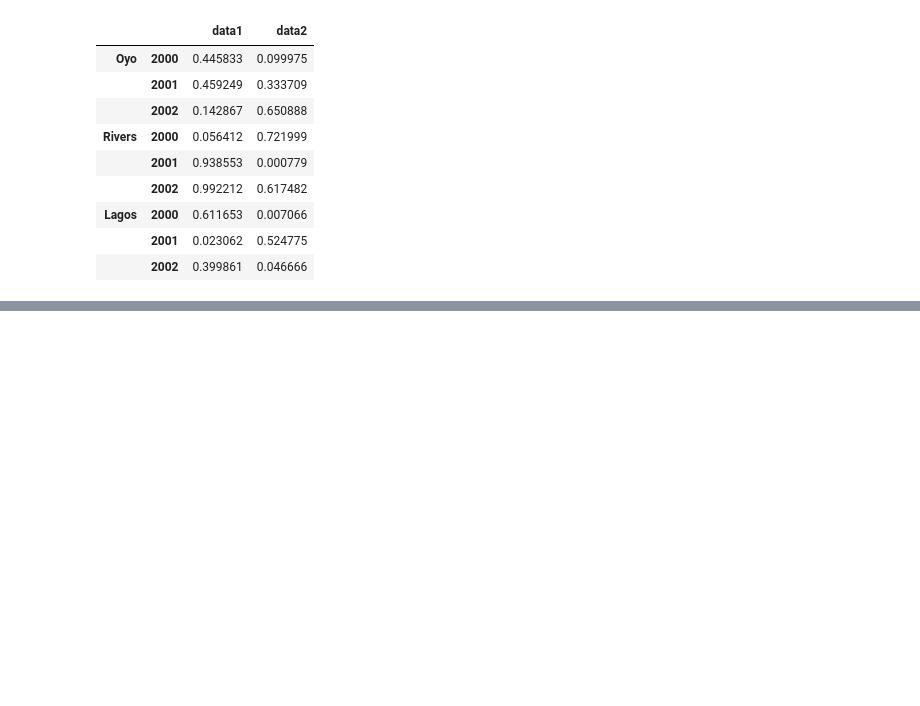
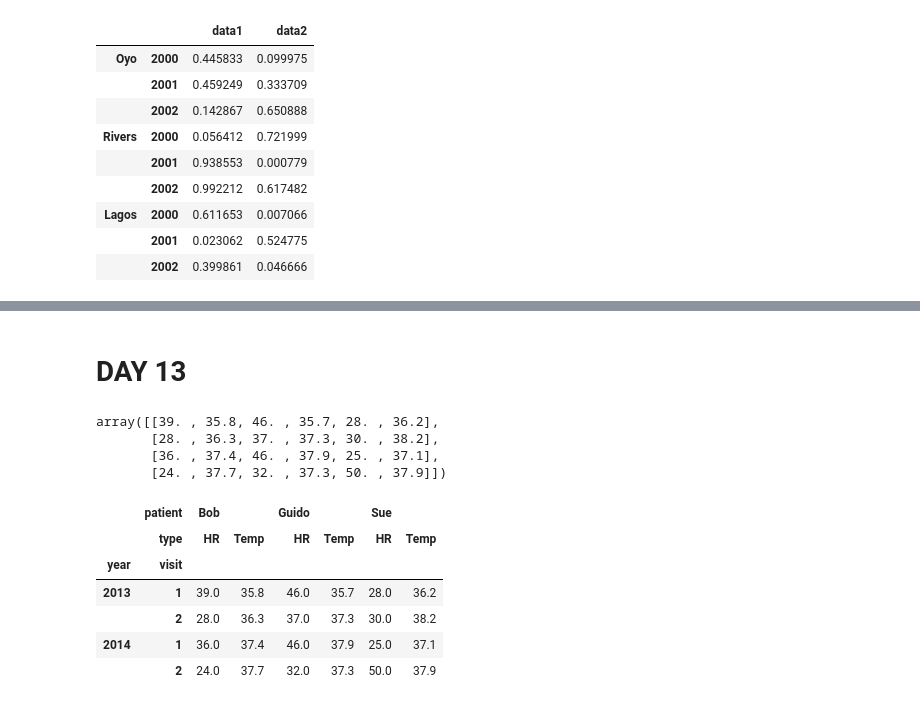
Before and after one commit to paulow540/100-days-of-coding-and-machine-learning-, a Jupyter notebook: Untitled.ipynb, the cells around one changed output, grey strips where cells are left out. Drawn from its saved outputs; the diff is of its cells as text; code cells hidden in the pictures; blank space fills up the shorter version.

```diff
--- a/Untitled.ipynb
+++ b/Untitled.ipynb
@@ -787,0 +864,30 @@ df
+# %% [markdown]
+# DAY 13
+# %%
+index = pd.MultiIndex.from_product([[2013, 2014], [1, 2]],  names=['year', 'visit'])
+
+columns = pd.MultiIndex.from_product([['Bob', 'Guido', 'Sue'], ['HR', 'Temp']],
+                                     names=['patient', 'type'])
+# %%
+data = np.round(np.random.randn(4, 6), 1)
+data[:, ::2] *= 10
+data += 37
+data
+# %% [output]
+array([[39. , 35.8, 46. , 35.7, 28. , 36.2],
+       [28. , 36.3, 37. , 37.3, 30. , 38.2],
+       [36. , 37.4, 46. , 37.9, 25. , 37.1],
+       [24. , 37.7, 32. , 37.3, 50. , 37.9]])
+# %%
+alldata = pd.DataFrame(data=data,
+    index =index,
+    columns = columns)
+alldata
+# %% [output]
+|  | patient | Bob |  | Guido |  | Sue |  |
+|  | type | HR | Temp | HR | Temp | HR | Temp |
+| year | visit |  |  |  |  |  |  |
+| 2013 | 1 | 39.0 | 35.8 | 46.0 | 35.7 | 28.0 | 36.2 |
+|  | 2 | 28.0 | 36.3 | 37.0 | 37.3 | 30.0 | 38.2 |
+| 2014 | 1 | 36.0 | 37.4 | 46.0 | 37.9 | 25.0 | 37.1 |
+|  | 2 | 24.0 | 37.7 | 32.0 | 37.3 | 50.0 | 37.9 |
```
Also changed, not shown: parts of 12 cells of this notebook, 1 other file.
